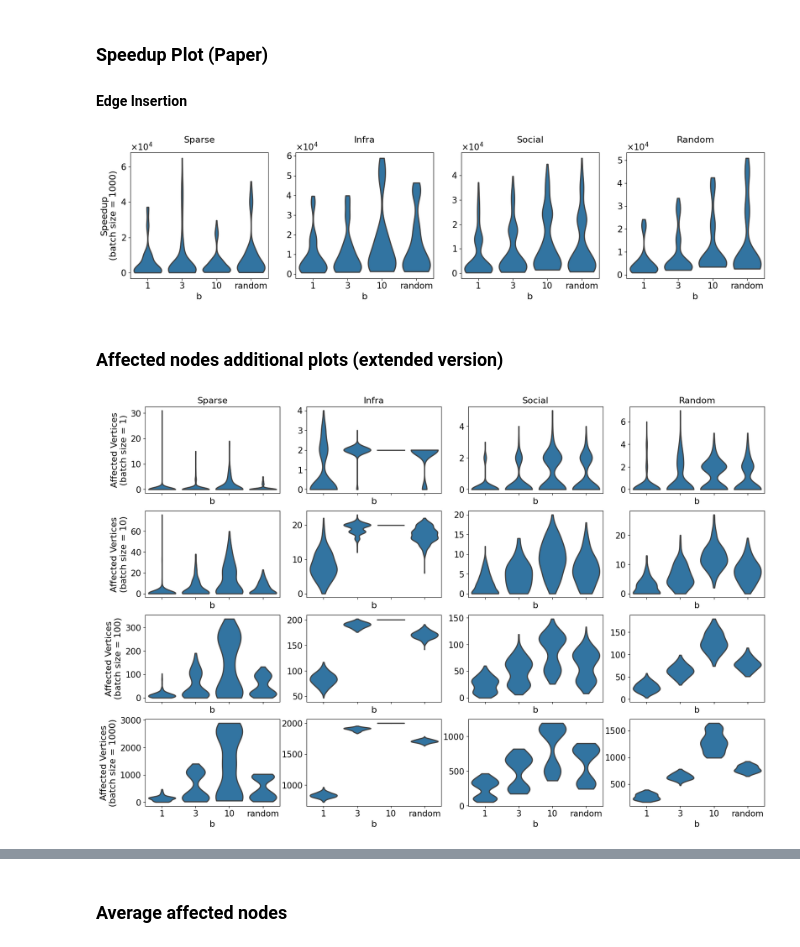
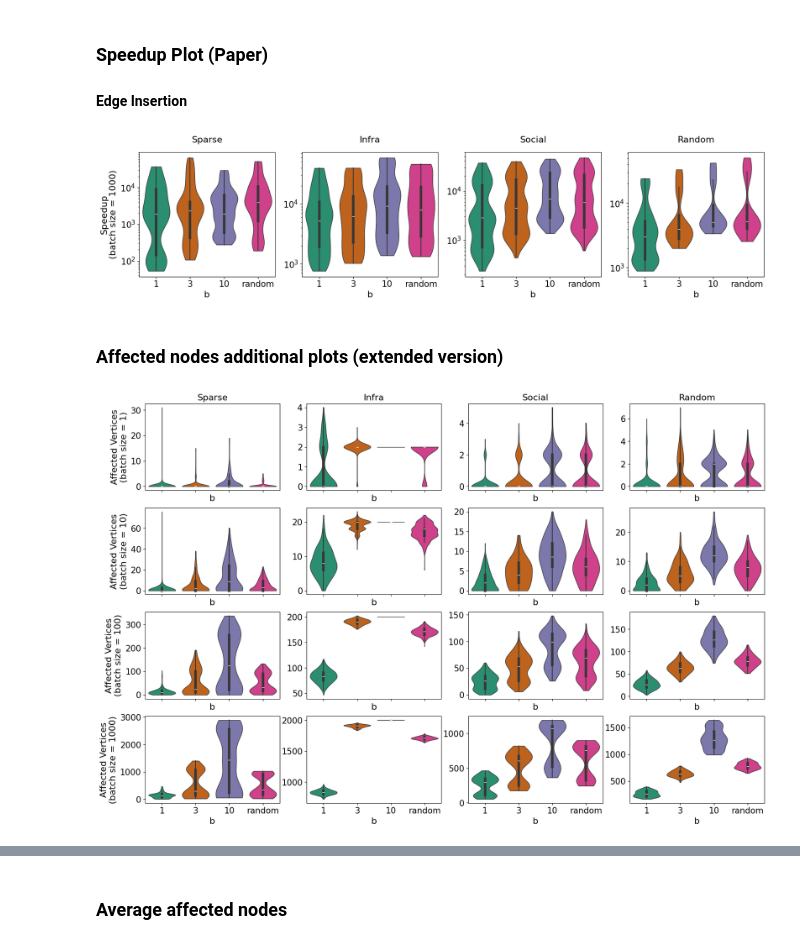
Before and after one commit to hu-macsy/cn-2024-dynamic-b-suitor-experiments, a Jupyter notebook: Evaluation.ipynb, the cells around one changed output, grey strips where cells are left out. Cells and saved outputs as stored; diff of their text form; code cells hidden in the pictures.

Commit message:
Update plot generation.

```diff
--- a/Evaluation.ipynb
+++ b/Evaluation.ipynb
@@ -113,7 +113,7 @@ for i, row in df_speedup.iterrows():
     df_speedup['b'][i] = local_b
 # %%
 # Plotting function
-def plotter(localDf, column, op = None, rows = ['10e0','10e1','10e2','10e3'], single = False):
+def plotter(localDf, column, op = None, rows = ['10e0','10e1','10e2','10e3'], single = False, log = False, order=[ '1', '3', '10', 'random']):
     y = 0
     found = False
     for idx, val in enumerate(rows):
@@ -129,9 +129,11 @@ def plotter(localDf, column, op = None, rows = ['10e0','10e1','10e2','10e3'], si
         else:
             localQuery = localDf.query('group == @val')
         if single:
-            sns.violinplot(x=localQuery['b'].sum(), y=localQuery[column].sum(), bw_adjust=1.2, inner=None, linewidth=2, cut=0, density_norm="count", ax=axs[i], order=[ '1', '3', '10', 'random'])
+            sns.violinplot(x=localQuery['b'].sum(), y=localQuery[column].sum(), palette="Dark2", bw_adjust=1.2, inner="box", fill=True, linewidth=1, cut=0, density_norm="count", ax=axs[i], order=order, log_scale=log)
+            #sns.boxplot(x=localQuery['b'].sum(), y=localQuery[column].sum(), palette="Dark2", linewidth=2, ax=axs[i], order=[ '1', '3', '10', 'random'], log_scale=log)
         else:
-            sns.violinplot(x=localQuery['b'].sum(), y=localQuery[column].sum(), bw_adjust=1.2, inner=None, linewidth=2, cut=0, density_norm="count", ax=axs[y, i], order=[ '1', '3', '10', 'random'])
+            sns.violinplot(x=localQuery['b'].sum(), y=localQuery[column].sum(), palette="Dark2", bw_adjust=1.2, inner="box", fill=True, linewidth=1, cut=0, density_norm="count", ax=axs[y, i], order=order, log_scale=log)
+            #sns.boxplot(x=localQuery['b'].sum(), y=localQuery[column].sum(), linewidth=2, density_norm="count", ax=axs[y, i], order=[ '1', '3', '10', 'random'], log_scale=log)
 # %% [markdown]
 ### Speedup Plot (Paper)
 
@@ -139,22 +141,22 @@ def plotter(localDf, column, op = None, rows = ['10e0','10e1','10e2','10e3'], si
 # %%
 fig, axs = plt.subplots(1, 4, figsize=(20, 4), sharex='all')
 
 cols = ['{}'.format(col) for col in ['Sparse', 'Infra', 'Social', 'Random']]
 rows = ['{}'.format(col) for col in ['Speedup\n(batch size = 1)', 'Speedup\n(batch size = 10)', 'Speedup\n(batch size = 100)', 'Speedup\n(batch size = 1000)']]
 
 for ax, col in zip(axs, cols):
     ax.set_title(col, y=1.05, fontsize=TITLE_SIZE)
 
 axs[0].set_ylabel(rows[3], rotation=90, fontsize=LABEL_SIZE, labelpad=5)
 
 for ax in axs[:]:
     ax.set_xlabel('b', fontsize=LABEL_SIZE)
     ax.ticklabel_format(axis='y', style='sci', scilimits=(0,0), useMathText=True)
 
-df_speedup.groupby('batch_size').apply(plotter, column = 'speedup', rows=['10e3'], single = True)
+df_speedup.groupby('batch_size').apply(plotter, column = 'speedup', rows=['10e3'], single = True, log = True)
 plt.savefig('./plots/speedup_paper.pdf', format="pdf", bbox_inches='tight')
 # %% [output]
-[figure, old version]
+[figure, new version]
 # %% [markdown]
 ### Affected nodes additional plots (extended version)
 # %%
@@ -180,7 +182,7 @@ for i in range(4):
 df_affected.groupby('batch_size').apply(plotter, op = 'insert', column = 'affected_nodes')
 plt.savefig('./plots/affected_insertion_misc.pdf', format="pdf", bbox_inches='tight')
 # %% [output]
-[figure, old version]
+[figure, new version]
 # %%
 fig, axs = plt.subplots(4, 4, figsize=(20, 13), sharex='all')
 
```
Also changed, not shown: parts of 7 cells of this notebook, 6 other files.
